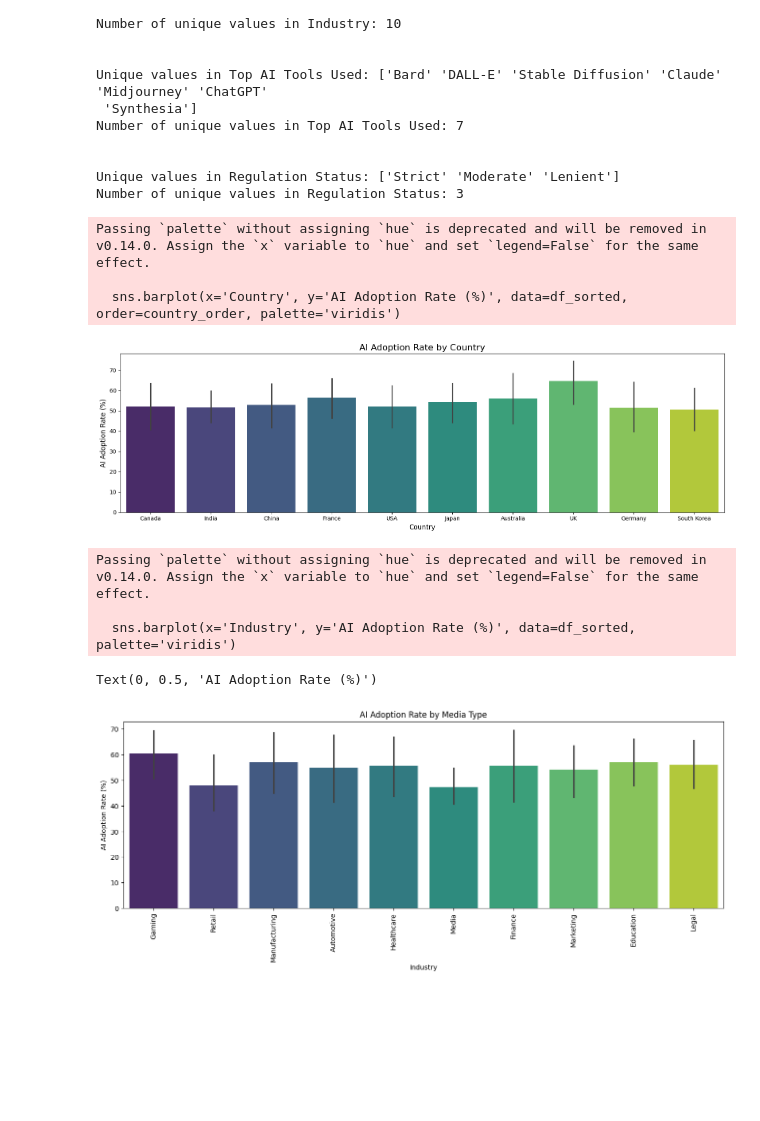
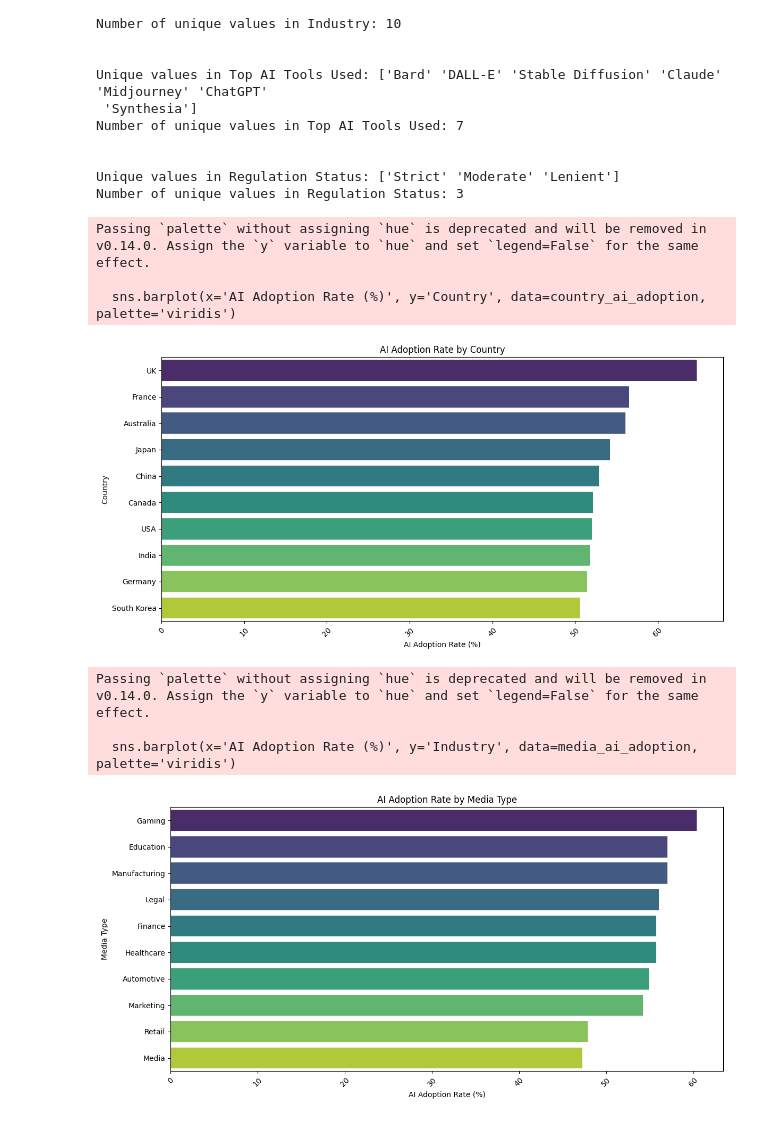
Before and after one commit to cesardushime/AI-Adoption-Job-Displacement-Analysis-2020-2025, a Jupyter notebook: ai_adoption_EDA.ipynb, the cells around one changed output. Saved outputs shown, nothing was run; the diff lists cells and outputs as text; code cells hidden in the pictures; blank space fills up the shorter version.

Commit message:
AI Adoption Rate by Media Type

```diff
--- a/ai_adoption_EDA.ipynb
+++ b/ai_adoption_EDA.ipynb
@@ -82,37 +82,41 @@ Unique values in Regulation Status: ['Strict' 'Moderate' 'Lenient']
 Number of unique values in Regulation Status: 3
 # %%
 
-# Sort the DataFrame by AI Adoption Rate
-df_sorted = df.sort_values(by='AI Adoption Rate (%)', ascending=True)
+# Grouop by the 'Country' and calculate the mean AI Adoption Rate
 
-# Get the ordered list of countries
-country_order = df_sorted['Country'].tolist().sort(reverse=True)
+country_ai_adoption = df.groupby('Country')['AI Adoption Rate (%)'].mean().reset_index()
+country_ai_adoption = country_ai_adoption.sort_values(by='AI Adoption Rate (%)', ascending=False)
 
-# Plot with explicit order
-plt.figure(figsize=(16, 5))
-plt.title('AI Adoption Rate by Country', fontsize=16)
-sns.barplot(x='Country', y='AI Adoption Rate (%)', data=df_sorted, order=country_order, palette='viridis')
-plt.xlabel('Country', fontsize=12)
-plt.ylabel('AI Adoption Rate (%)', fontsize=12)
+# Plotting the AI Adoption Rate by Country
+plt.figure(figsize=(12, 6))
+sns.barplot(x='AI Adoption Rate (%)', y='Country', data=country_ai_adoption, palette='viridis')
+plt.title('AI Adoption Rate by Country')
+plt.xlabel('AI Adoption Rate (%)')
+plt.ylabel('Country')
+plt.xticks(rotation=45, fontsize=10)
+plt.yticks(rotation=0, fontsize=10)
 plt.tight_layout()
-plt.show()
 # %% [output]
-Passing `palette` without assigning `hue` is deprecated and will be removed in v0.14.0. Assign the `x` variable to `hue` and set `legend=False` for the same effect.
+Passing `palette` without assigning `hue` is deprecated and will be removed in v0.14.0. Assign the `y` variable to `hue` and set `legend=False` for the same effect.
 
-  sns.barplot(x='Country', y='AI Adoption Rate (%)', data=df_sorted, order=country_order, palette='viridis')
+  sns.barplot(x='AI Adoption Rate (%)', y='Country', data=country_ai_adoption, palette='viridis')
-[figure, old version]
+[figure, new version]
 # %%
 # AI Adoption Rate by Media Type
+media_ai_adoption = df.groupby('Industry')['AI Adoption Rate (%)'].mean().reset_index()
+media_ai_adoption = media_ai_adoption.sort_values(by='AI Adoption Rate (%)', ascending=False)
 
-plt.figure(figsize=(16, 5))
+# Plotting the AI Adoption Rate by Media Type
+plt.figure(figsize=(12, 6))
+sns.barplot(x='AI Adoption Rate (%)', y='Industry', data=media_ai_adoption, palette='viridis')
 plt.title('AI Adoption Rate by Media Type')
-sns.barplot(x='Industry', y='AI Adoption Rate (%)', data=df_sorted, palette='viridis')
-plt.xticks(rotation=90)
-plt.xlabel('Industry')
-plt.ylabel('AI Adoption Rate (%)')
+plt.xlabel('AI Adoption Rate (%)')
+plt.ylabel('Media Type')
+plt.xticks(rotation=45, fontsize=10)
+plt.yticks(rotation=0, fontsize=10)
+plt.tight_layout()
 # %% [output]
-Passing `palette` without assigning `hue` is deprecated and will be removed in v0.14.0. Assign the `x` variable to `hue` and set `legend=False` for the same effect.
+Passing `palette` without assigning `hue` is deprecated and will be removed in v0.14.0. Assign the `y` variable to `hue` and set `legend=False` for the same effect.
 
-  sns.barplot(x='Industry', y='AI Adoption Rate (%)', data=df_sorted, palette='viridis')
+  sns.barplot(x='AI Adoption Rate (%)', y='Industry', data=media_ai_adoption, palette='viridis')
-Text(0, 0.5, 'AI Adoption Rate (%)')
-[figure, old version]
+[figure, new version]
```
